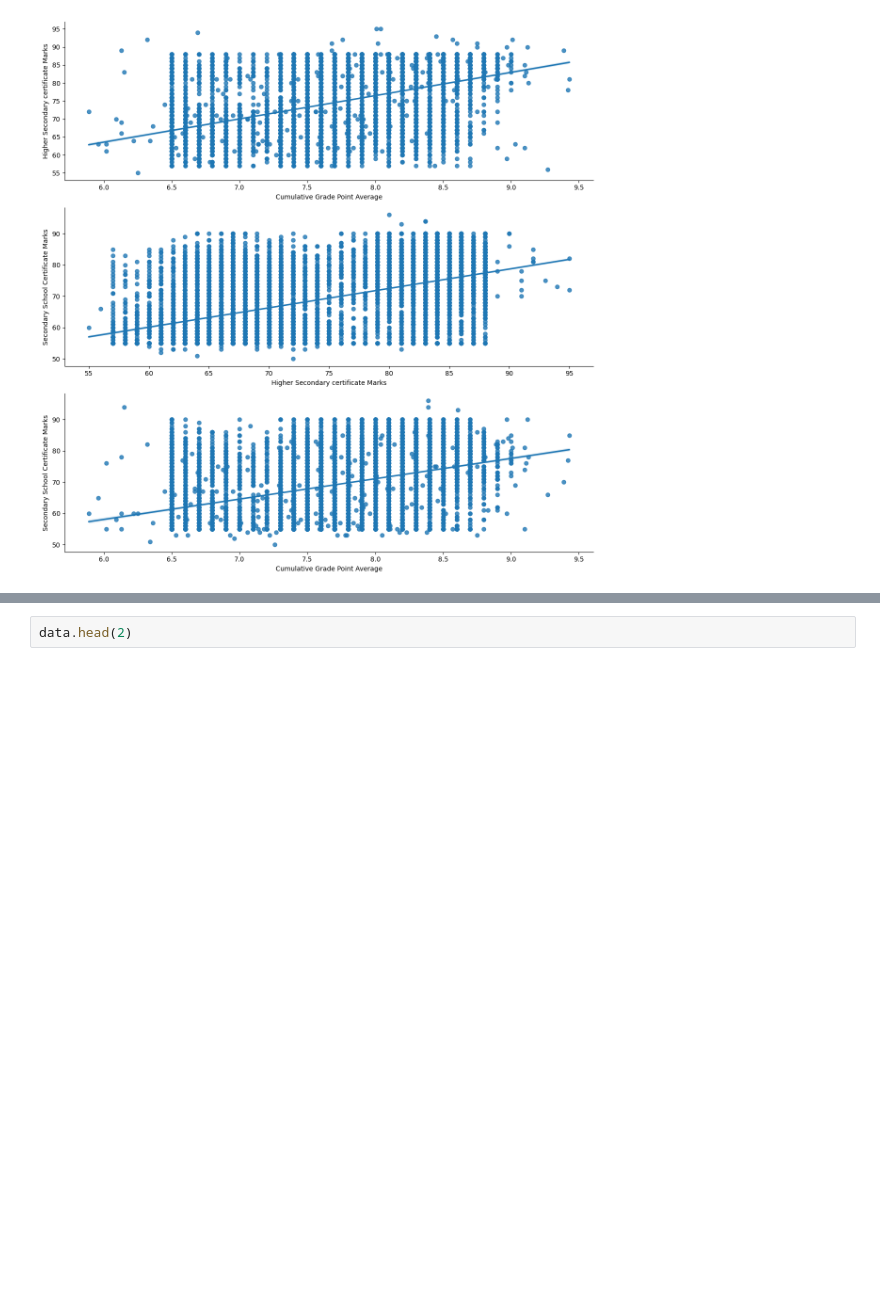
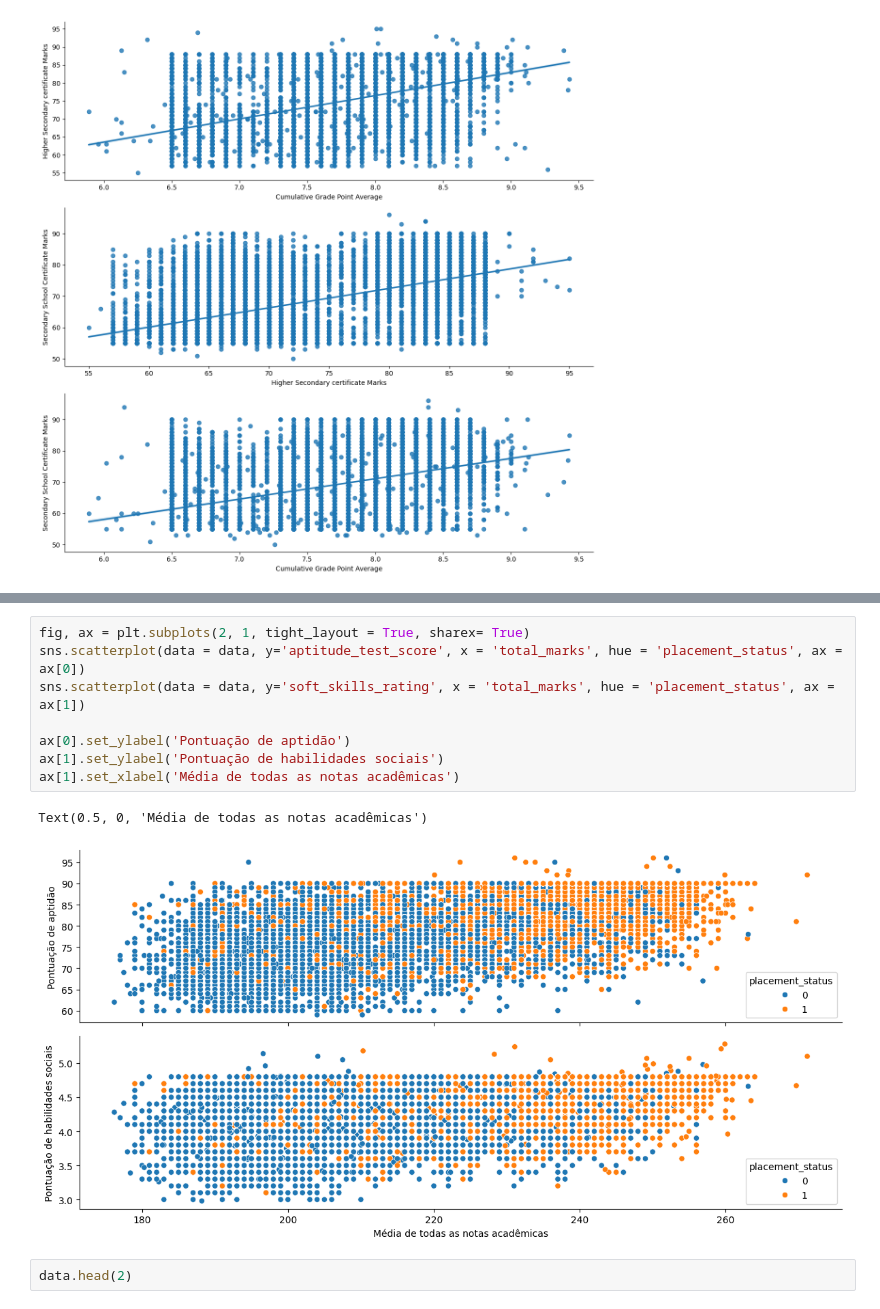
Before and after one commit to Alexandre-Esposte/JobProphet, a Jupyter notebook: notebooks/analise.ipynb, the cells around one changed output, grey strips where cells are left out. Cells and saved outputs as stored; diff of their text form; blank space fills up the shorter version.

```diff
--- a/notebooks/analise.ipynb
+++ b/notebooks/analise.ipynb
@@ -521,3 +548,14 @@ ax[2].set_ylabel('Secondary School Certificate Marks');
+# %%
+fig, ax = plt.subplots(2, 1, tight_layout = True, sharex= True)
+sns.scatterplot(data = data, y='aptitude_test_score', x = 'total_marks', hue = 'placement_status', ax = ax[0])
+sns.scatterplot(data = data, y='soft_skills_rating', x = 'total_marks', hue = 'placement_status', ax = ax[1])
+
+ax[0].set_ylabel('Pontuação de aptidão')
+ax[1].set_ylabel('Pontuação de habilidades sociais')
+ax[1].set_xlabel('Média de todas as notas acadêmicas')
+# %% [output]
+Text(0.5, 0, 'Média de todas as notas acadêmicas')
+[figure, added]
 # %%
 data.head(2)
 # %% [output]
```
Also changed, not shown: parts of 7 cells of this notebook.
